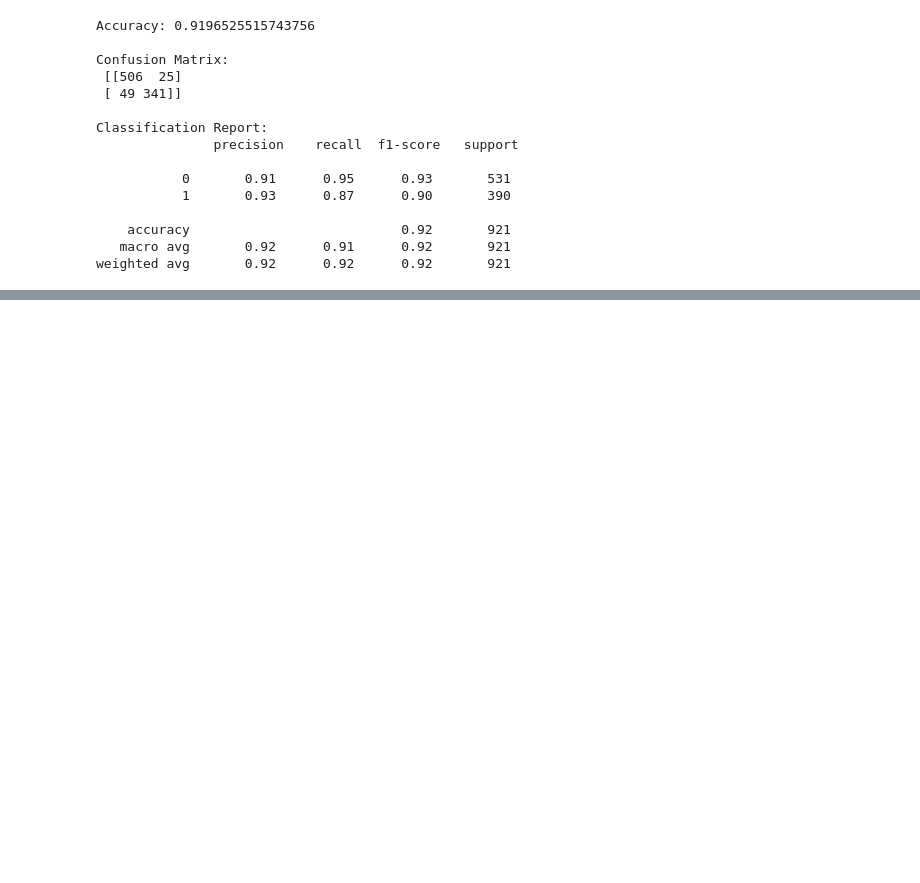
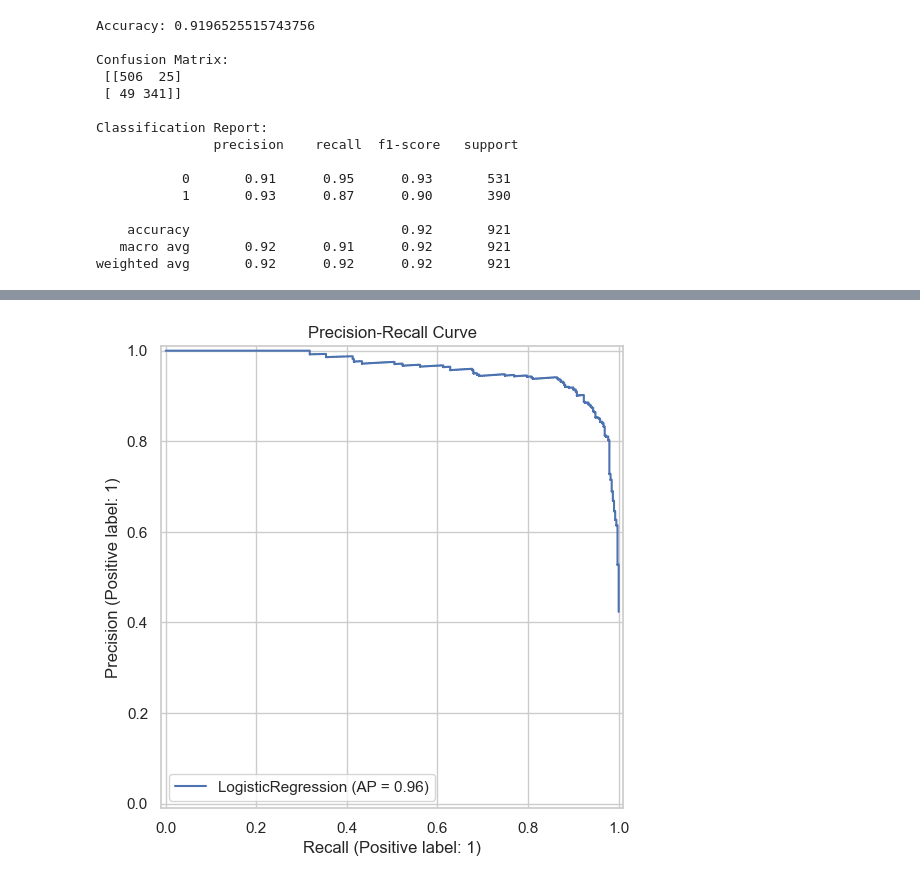
Before and after one commit to Veraeze/Logistic-Regression, a Jupyter notebook: email_spam_detection.ipynb, the cells around one changed output, grey strips where cells are left out. Cells and saved outputs as stored; diff of their text form; code cells hidden in the pictures; blank space fills up the shorter version.

```diff
--- a/email_spam_detection.ipynb
+++ b/email_spam_detection.ipynb
@@ -138,0 +159,10 @@ weighted avg       0.92      0.92      0.92       921
+# %%
+# plot precision - recall curve
+
+from sklearn.metrics import PrecisionRecallDisplay
+
+PrecisionRecallDisplay.from_estimator(model, X_test, y_test)
+plt.title("Precision-Recall Curve")
+plt.show()
+# %% [output]
+[figure, added]
```
Also changed, not shown: parts of 4 cells of this notebook.
